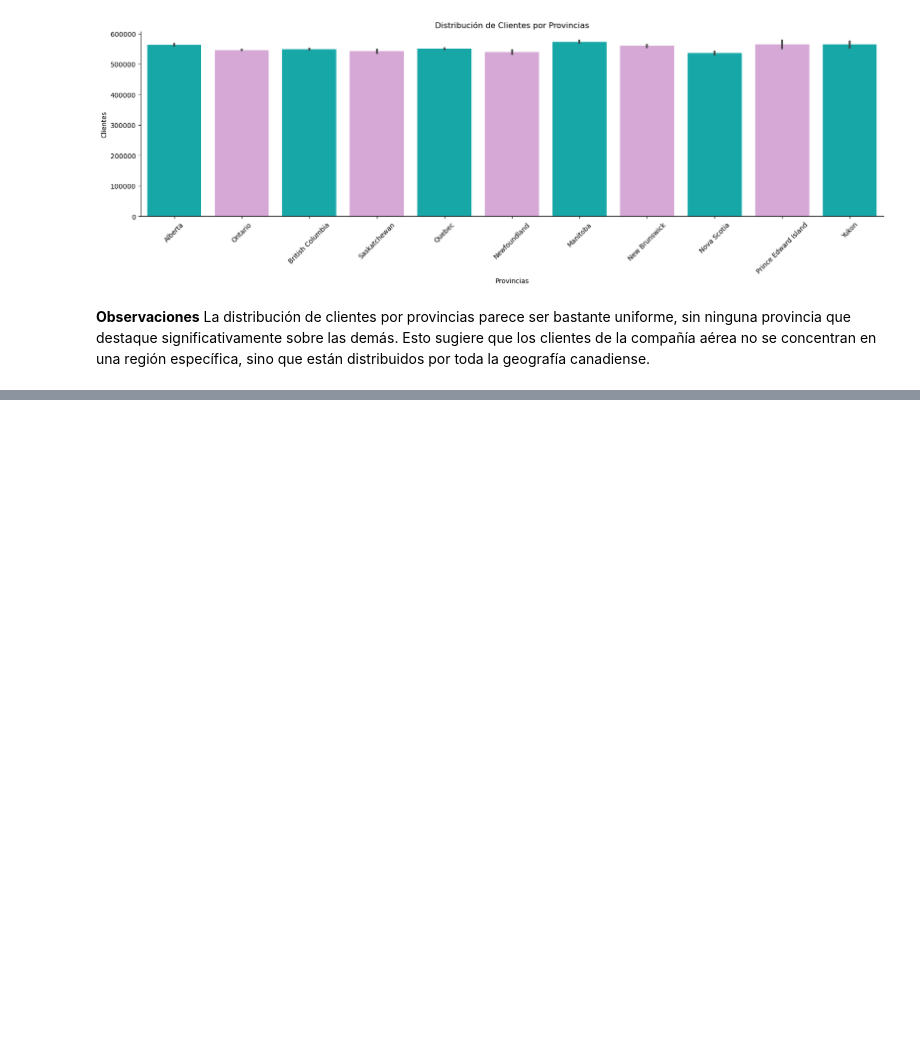
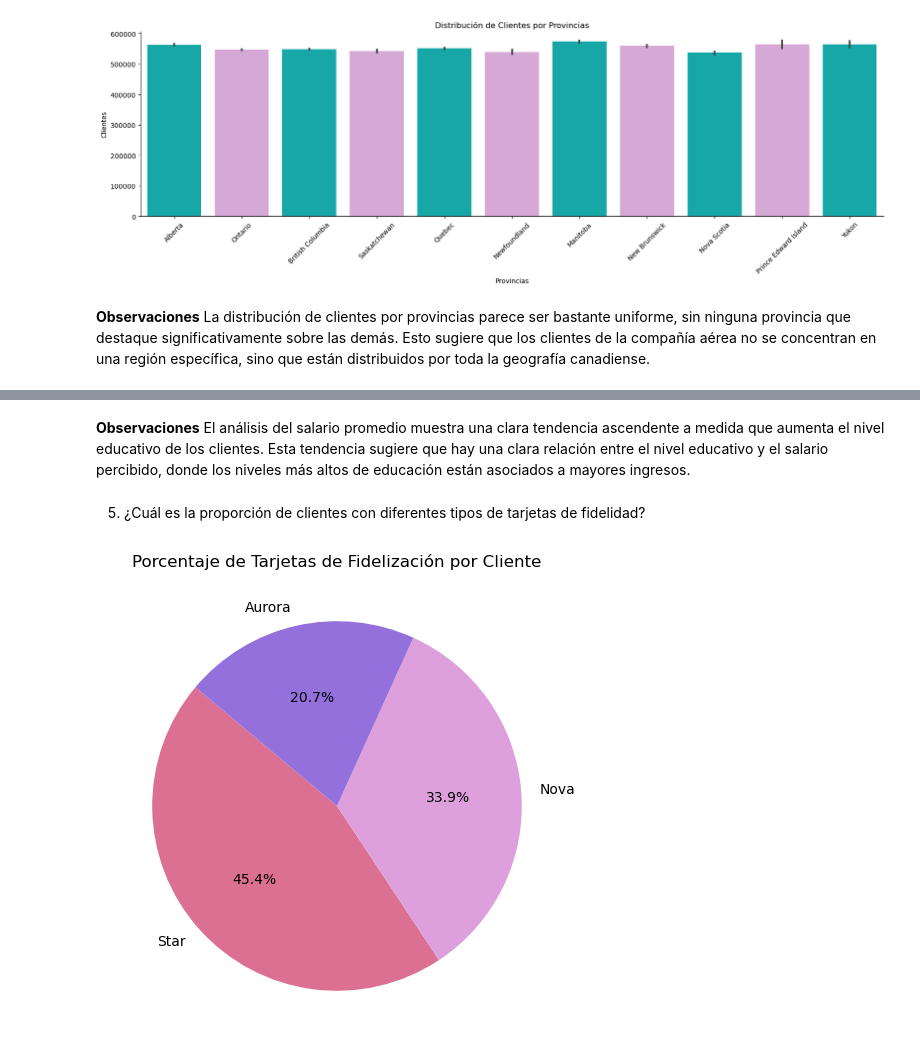
Before and after one commit to Adalab/bda-modulo-3-evaluacion-final-TaniaGraff, a Jupyter notebook: fase2_visualizacion.ipynb, the cells around one changed output, grey strips where cells are left out. Drawn from its saved outputs; the diff is of its cells as text; code cells hidden in the pictures; blank space fills up the shorter version.

```diff
--- a/fase2_visualizacion.ipynb
+++ b/fase2_visualizacion.ipynb
@@ -92,0 +101,18 @@ Index(['Loyalty_Number', 'Year', 'Month', 'Flights_Booked',
+# %% [markdown]
+**Observaciones** El análisis del salario promedio muestra una clara tendencia ascendente a medida que aumenta el nivel educativo de los clientes. Esta tendencia sugiere que hay una clara relación entre el nivel educativo y el salario percibido, donde los niveles más altos de educación están asociados a mayores ingresos.
+# %% [markdown]
+5. ¿Cuál es la proporción de clientes con diferentes tipos de tarjetas de fidelidad?
+# %%
+#Uso un pieplot o gráfico de quesitos para vizualizar esta proporción, calculando el porcentaje de clientes que hay por cada tarjeta (ya que la columna Loyalty_Number es un interger).
+clientes_por_tarjeta = df['Loyalty_Card'].value_counts(normalize=True) * 100
+
+labels = clientes_por_tarjeta.index
+sizes = clientes_por_tarjeta.values
+colors = ['palevioletred', 'plum', 'mediumpurple']
+
+# Crear el gráfico de pastel
+plt.figure(figsize=(6, 6))
+plt.pie(sizes, labels=labels, autopct='%1.1f%%', colors=colors, startangle=140)
+plt.title('Porcentaje de Tarjetas de Fidelización por Cliente');
+# %% [output]
+[figure, added]
```
Also changed, not shown: parts of 11 cells of this notebook.
